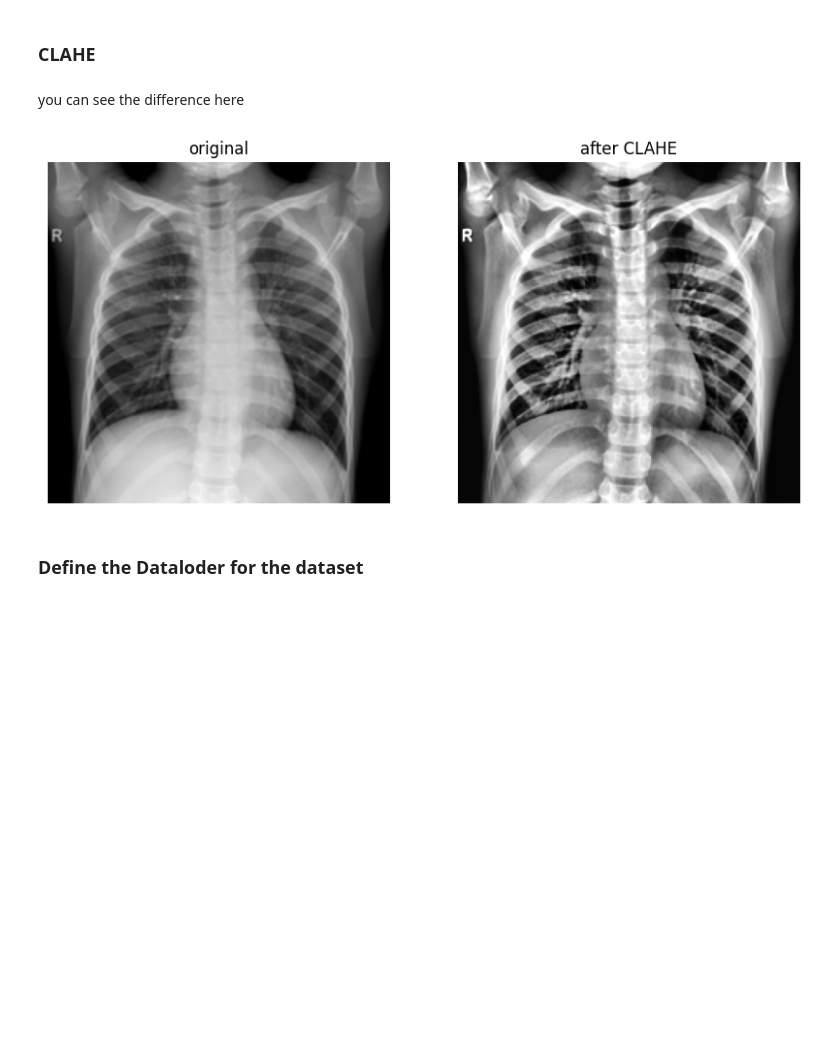
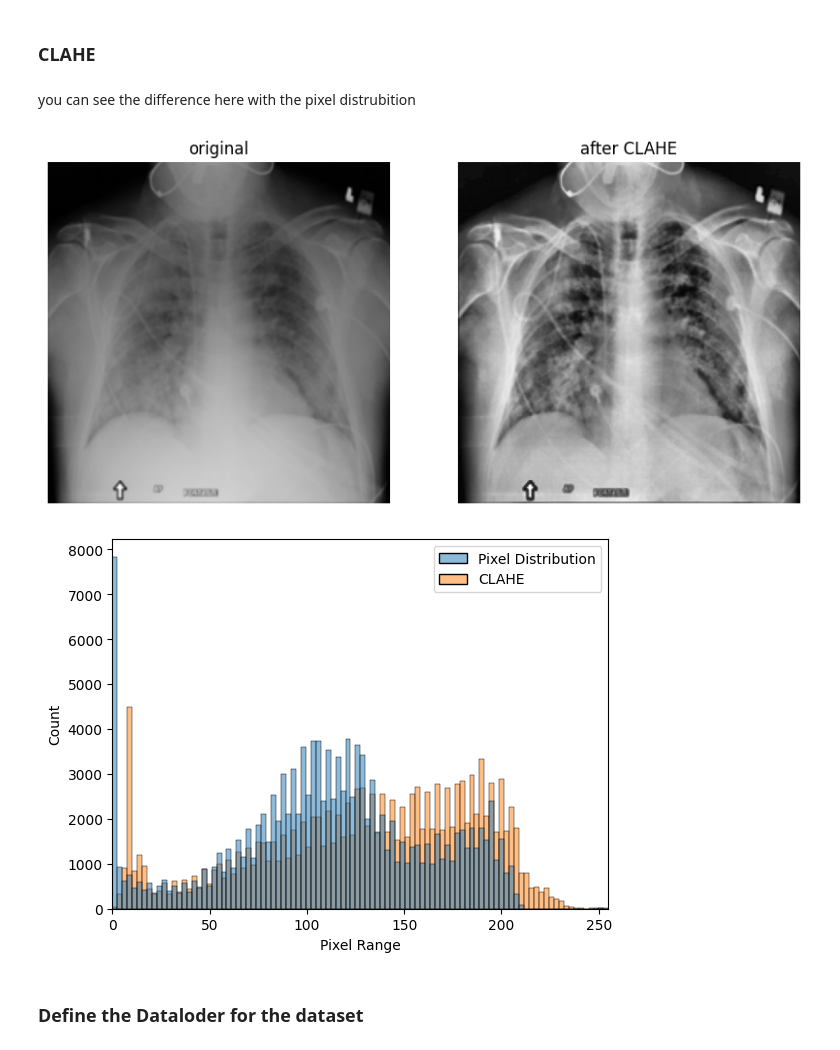
Before and after one commit to Fabianofski/medical-chest-xray, a Jupyter notebook: medical.ipynb, the cells around one changed output. Saved outputs shown, nothing was run; the diff lists cells and outputs as text; code cells hidden in the pictures; blank space fills up the shorter version.

Commit message:
added v c00l diagramms

```diff
--- a/medical.ipynb
+++ b/medical.ipynb
@@ -63,8 +63,8 @@ os.makedirs(clahe_train_dir, exist_ok=True)
 os.makedirs(clahe_test_dir, exist_ok=True)
 os.makedirs(clahe_val_dir, exist_ok=True)
 # %%
-def apply_clahe(image, brightness, clahe):
-    clahe = cv2.createCLAHE(clipLimit=clahe)
+def apply_clahe(image, brightness, clahe_limit):
+    clahe = cv2.createCLAHE(clipLimit=clahe_limit)
     image_bw = cv2.cvtColor(image, cv2.COLOR_BGR2GRAY)
     clahe_img = clahe.apply(image_bw)
     clahe_img = np.clip(clahe_img, 0, (255-brightness))
@@ -91,34 +91,44 @@ create_clahe("images/test", clahe_test_dir)
 # %%
 create_clahe("images/val", clahe_val_dir)
 # %% [markdown]
-you can see the difference here
+you can see the difference here with the pixel distrubition
 # %%
 import random
+import seaborn as sns
+import matplotlib.pyplot as plt
 
 images_train_dir = 'images/train'
 
 random_label = random.choice(os.listdir(images_train_dir))
 random_img_name = random.choice(os.listdir(os.path.join(images_train_dir, random_label)))
 random_img_path = os.path.join(images_train_dir, random_label, random_img_name)
 random_image = cv2.imread(random_img_path)
 
-clahe_random_image = apply_clahe(random_image, 5, 5)
+clahe_random_image = apply_clahe(random_image, 0, 5)
 
 plt.figure(figsize=(10, 5))
 
 plt.subplot(1, 2, 1)
 plt.imshow(cv2.cvtColor(random_image, cv2.COLOR_BGR2RGB), cmap='gray')
 plt.title("original")
 plt.axis('off')
 
 plt.subplot(1, 2, 2)
 plt.imshow(clahe_random_image, cmap='gray')
 plt.title("after CLAHE")
 plt.axis('off')
 
 plt.show()
+
+grayimg = cv2.cvtColor(random_image, cv2.COLOR_BGR2GRAY)
+hist_data = {'Pixel Distribution':np.array(grayimg.flat),'CLAHE':np.array(clahe_random_image.flat)}
+ax2 = sns.histplot(hist_data, bins=100)
+plt.xlim(0,255)
+plt.rcParams['figure.dpi'] = 100
+ax2.set(xlabel='Pixel Range',ylabel='Count');
 # %% [output]
-[figure, old version]
+[figure, new version]
+[figure, added]
 # %% [markdown]
 ### Define the Dataloder for the dataset
 # %%
```
Also changed, not shown: parts of 5 cells of this notebook.
